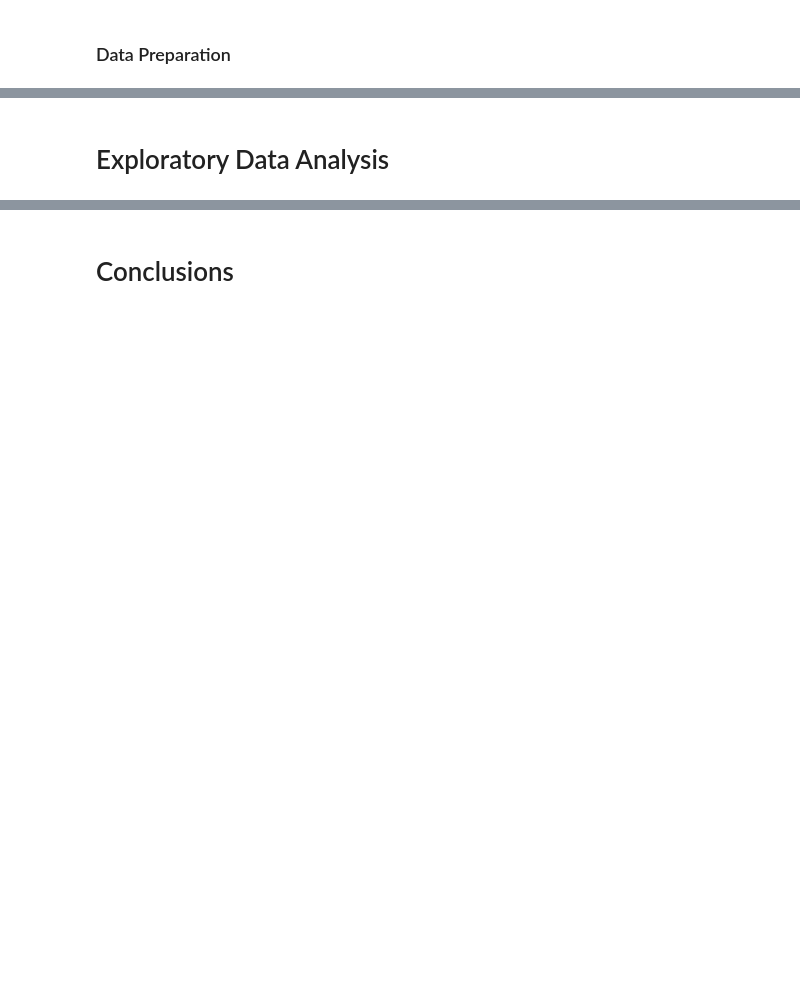
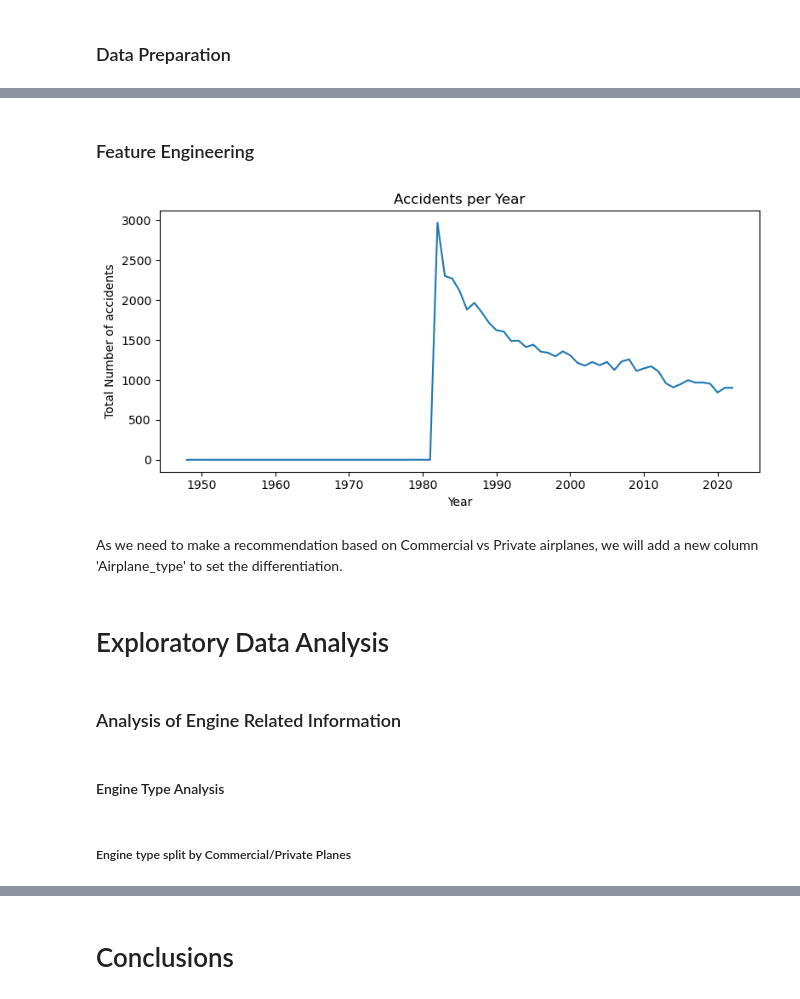
Before and after one commit to KBE25/risk_analysis, a Jupyter notebook: accident_analysis.ipynb, the cells around one changed output, grey strips where cells are left out. Saved outputs shown, nothing was run; the diff lists cells and outputs as text; code cells hidden in the pictures; blank space fills up the shorter version.

```diff
--- a/accident_analysis.ipynb
+++ b/accident_analysis.ipynb
@@ -6,0 +309,30 @@
+# %% [markdown]
+### Feature Engineering
+# %%
+#Turning Event.Date into date format
+df['Event.Date']=pd.to_datetime(df['Event.Date'])
+#Creating a Month and Year column based on 'Event.Date
+df['Event.Month']=df['Event.Date'].dt.month
+df['Event.Year']=df['Event.Date'].dt.year
+# %%
+#Creating a new column 'Total_Passengers
+df['Total_Passengers'] = df['Total.Fatal.Injuries'] + df['Total.Serious.Injuries'] + df['Total.Minor.Injuries'] + df['Total.Uninjured']
+df['Total_Passengers'] = df['Total_Passengers'].fillna(0)
+# %%
+# Create a column to calculate the 'Fatal_Injury_Rate' based on ('Total.Fatal.Injuries'+ Total.Serious.Injuries') and 'Total_Passengers'
+df['Fatal_Injury_Rate'] = ((df['Total.Fatal.Injuries'] + df['Total.Serious.Injuries']) / df['Total_Passengers'])
+df['Fatal_Injury_Rate'] = df['Fatal_Injury_Rate'].fillna(0)
+# %%
+# Create a column to calculate the 'Uninjured_Rate' based on 'Total.Uninjured' and 'Total_Passengers'
+df['Uninjured_Rate'] = (df['Total.Uninjured'] / df['Total_Passengers'])
+df['Uninjured_Rate'] = df['Uninjured_Rate'].fillna(0)
+# %%
+#Understand yearly accident distribution to see if we need to limit the data
+accidents_per_year = df['Event.Year'].value_counts().sort_index()
+accidents_per_year.plot(kind='line', figsize=(8, 4))
+plt.title('Accidents per Year')
+plt.xlabel('Year')
+plt.ylabel('Total Number of accidents')
+plt.tight_layout();
+# %% [output]
+[figure, added]
@@ -6,0 +342,2 @@
+# %% [markdown]
+As we need to make a recommendation based on Commercial vs Private airplanes, we will add a new column 'Airplane_type' to set the differentiation.
@@ -7,2 +351,8 @@
 # %% [markdown]
 # Exploratory Data Analysis
+# %% [markdown]
+### Analysis of Engine Related Information
+# %% [markdown]
+#### Engine Type Analysis
+# %% [markdown]
+##### Engine type split by Commercial/Private Planes
```
Also changed, not shown: parts of 80 cells of this notebook.
